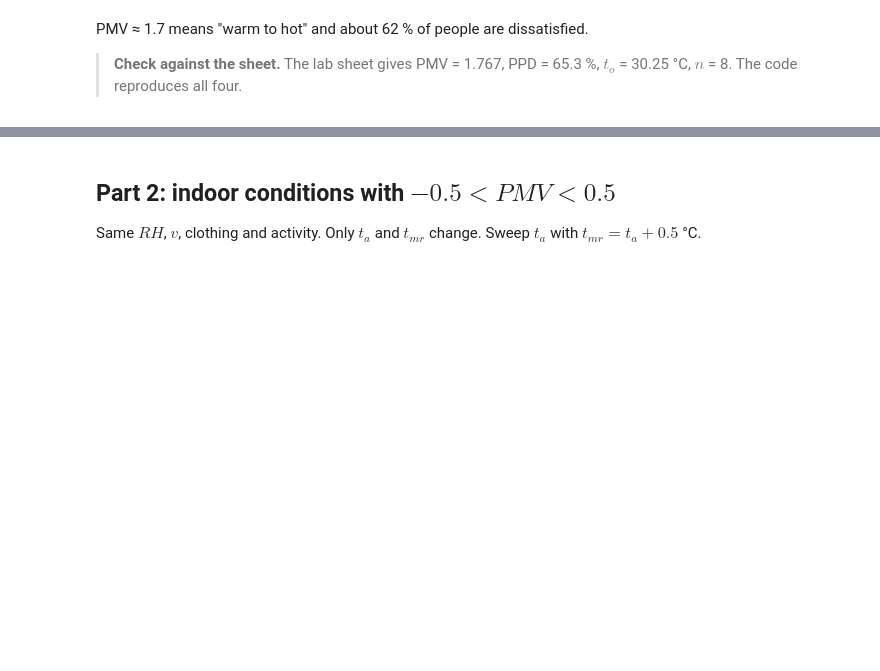
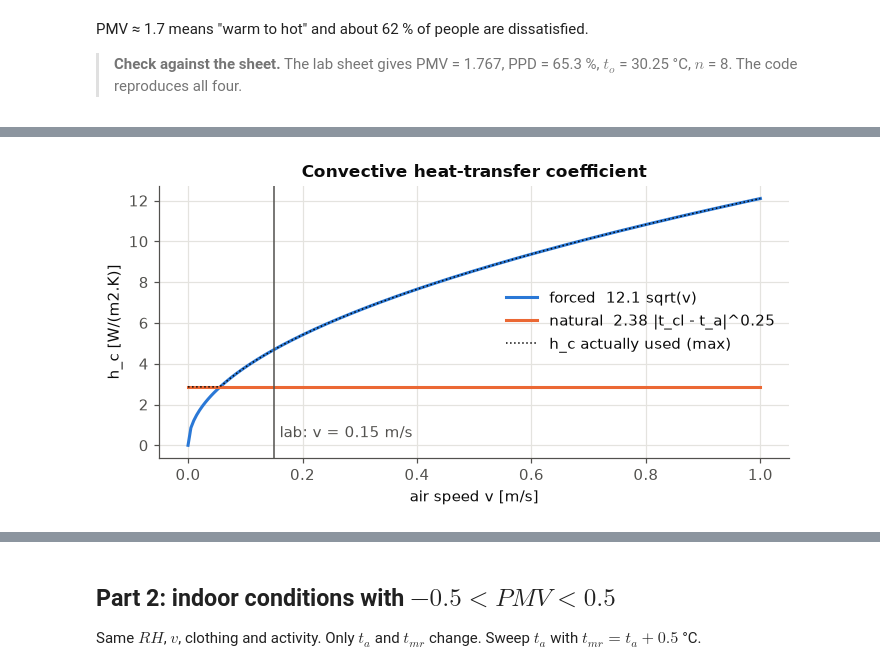
Before and after one commit to mariosakka/human-centric-ai-for-energy-management-labs, a Jupyter notebook: lab-2/lab-2.ipynb, the cells around one changed output, grey strips where cells are left out. Cells and saved outputs as stored; diff of their text form; code cells hidden in the pictures; blank space fills up the shorter version.

```diff
--- a/lab-2/lab-2.ipynb
+++ b/lab-2/lab-2.ipynb
@@ -90,0 +156,14 @@ PMV ≈ 1.7 means "warm to hot" and about 62 % of people are dissatisfied.
+# %%
+v_axis = np.linspace(0, 1.0, 200)
+hf = 12.1 * np.sqrt(v_axis)                                   # forced [W/m2.K]
+hn = np.full_like(v_axis, 2.38 * abs(d["t_cl"] - BASE["t_a"]) ** 0.25)   # natural at the baseline t_cl - t_a
+fig, ax = plt.subplots(figsize=(6.5, 3.4))
+ax.plot(v_axis, hf, color=BLUE, lw=2, label="forced  12.1 sqrt(v)")
+ax.plot(v_axis, hn, color=ORANGE, lw=2, label="natural  2.38 |t_cl - t_a|^0.25")
+ax.plot(v_axis, np.maximum(hf, hn), color=INK, lw=1, ls=":", label="h_c actually used (max)")
+ax.axvline(BASE["v"], color=MUTED, lw=1); ax.text(BASE["v"] + 0.01, 0.4, "lab: v = 0.15 m/s", color=MUTED)
+ax.set_xlabel("air speed v [m/s]"); ax.set_ylabel("h_c [W/(m2.K)]"); ax.legend(frameon=False)
+ax.set_title("Convective heat-transfer coefficient")
+plt.tight_layout(); plt.show()
+# %% [output]
+[figure, added]
```
Also changed, not shown: parts of 22 cells of this notebook, 2 other files.
